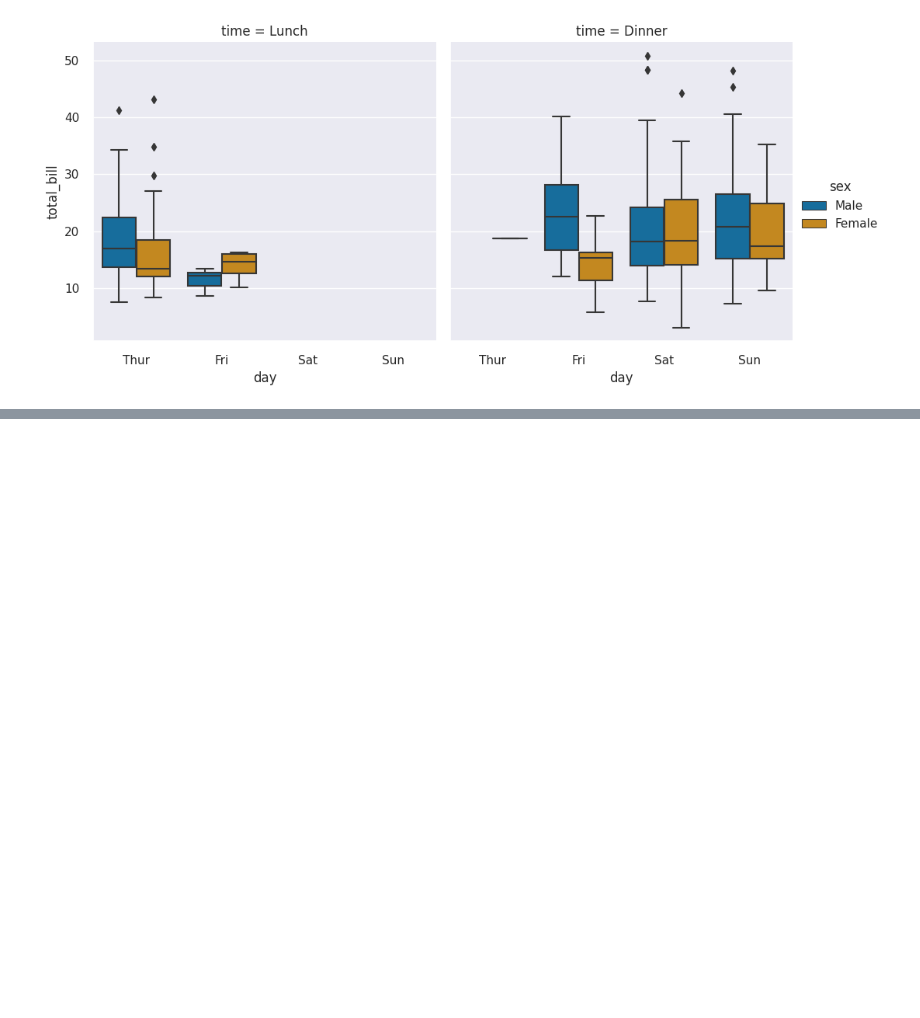
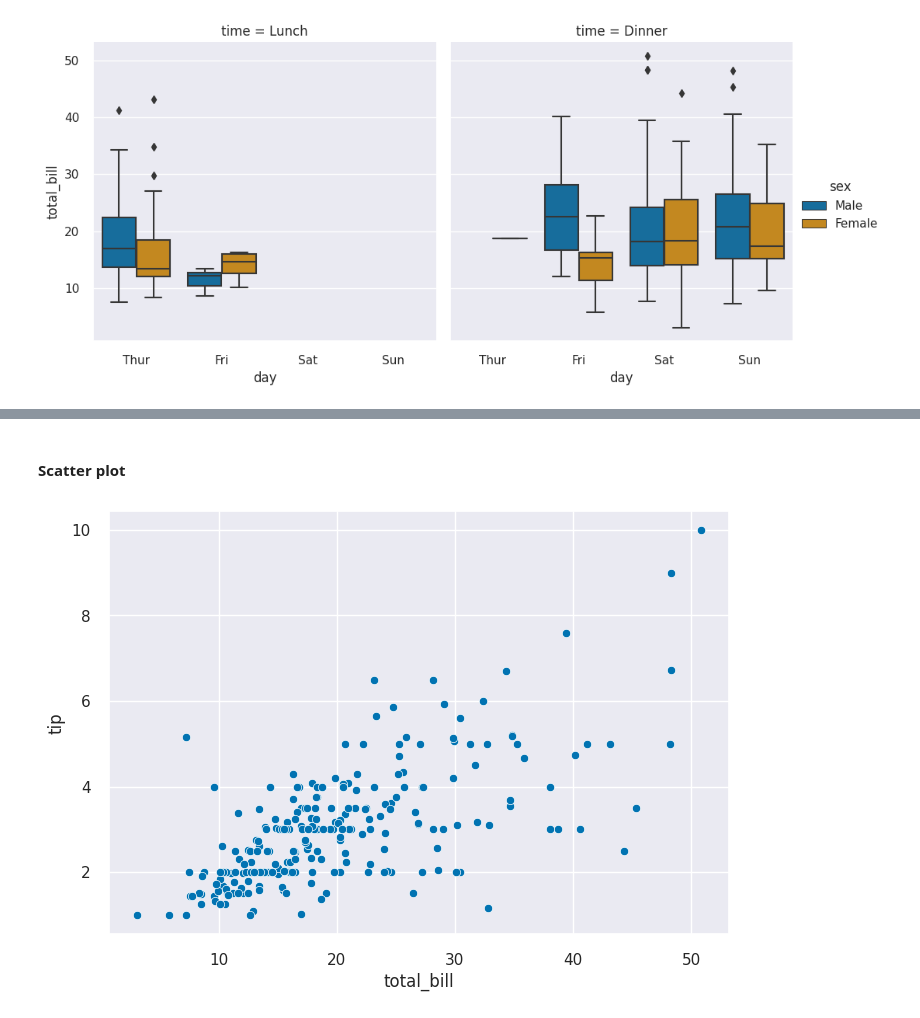
Before and after one commit to M-Alejo/matplot_seaborn, a Jupyter notebook: visualizacion.ipynb, the cells around one changed output, grey strips where cells are left out. Drawn from its saved outputs; the diff is of its cells as text; code cells hidden in the pictures; blank space fills up the shorter version.

```diff
--- a/visualizacion.ipynb
+++ b/visualizacion.ipynb
@@ -1076,0 +1088,13 @@ plt.show()
+# %% [markdown]
+#### Scatter plot
+# %%
+# grafico de dispersion
+sns.scatterplot(
+    data=propinas, # conjunto de datos
+    x='total_bill', # dato numerico para eje x, se pone nombre de columna de conjunto de datos
+    y='tip' # dato numerico para eje y, se pone el nombre de la columna del conjunto de datos
+)
+
+plt.show()
+# %% [output]
+[figure, added]
```
Also changed, not shown: parts of 9 cells of this notebook.
